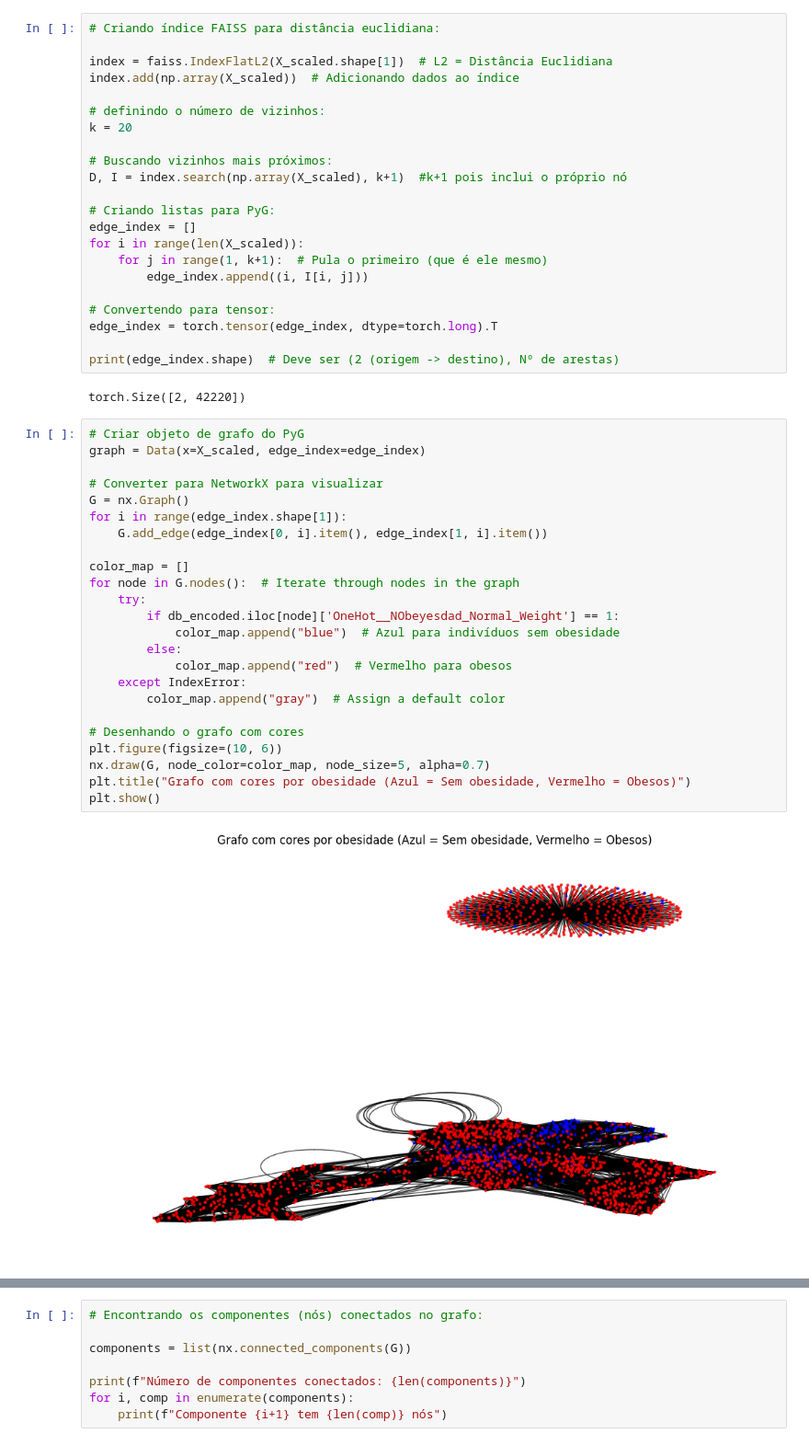
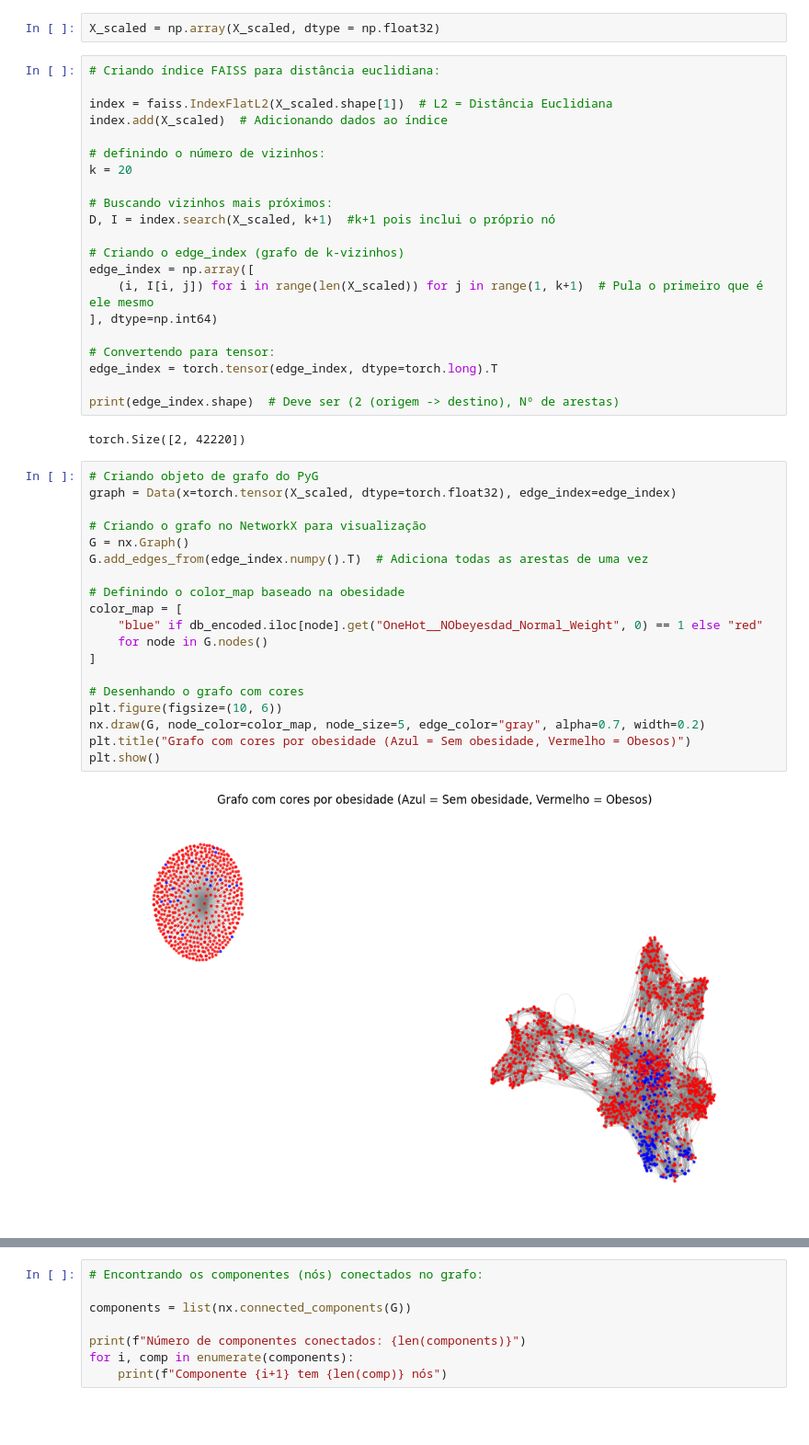
Before and after one commit to raphaelp-silva/GNN_Pytorch_geometric, a Jupyter notebook: GNN_obesity.ipynb, the cells around one changed output, grey strips where cells are left out. Shown at 92% size. Drawn from its saved outputs; the diff is of its cells as text; blank space fills up the shorter version.

```diff
--- a/GNN_obesity.ipynb
+++ b/GNN_obesity.ipynb
@@ -316,23 +336,24 @@ torch.Size([2111, 32])
 # %%
 scaler = StandardScaler()
 X_scaled = scaler.fit_transform(X)
+# %%
+X_scaled = np.array(X_scaled, dtype = np.float32)
 # %%
 # Criando índice FAISS para distância euclidiana:
 
 index = faiss.IndexFlatL2(X_scaled.shape[1])  # L2 = Distância Euclidiana
-index.add(np.array(X_scaled))  # Adicionando dados ao índice
+index.add(X_scaled)  # Adicionando dados ao índice
 
 # definindo o número de vizinhos:
 k = 20
 
 # Buscando vizinhos mais próximos:
-D, I = index.search(np.array(X_scaled), k+1)  #k+1 pois inclui o próprio nó
+D, I = index.search(X_scaled, k+1)  #k+1 pois inclui o próprio nó
 
-# Criando listas para PyG:
-edge_index = []
-for i in range(len(X_scaled)):
-    for j in range(1, k+1):  # Pula o primeiro (que é ele mesmo)
-        edge_index.append((i, I[i, j]))
+# Criando o edge_index (grafo de k-vizinhos)
+edge_index = np.array([
+    (i, I[i, j]) for i in range(len(X_scaled)) for j in range(1, k+1)  # Pula o primeiro que é ele mesmo
+], dtype=np.int64)
 
 # Convertendo para tensor:
 edge_index = torch.tensor(edge_index, dtype=torch.long).T
@@ -341,28 +362,23 @@ print(edge_index.shape)  # Deve ser (2 (origem -> destino), Nº de arestas)
 # %% [output]
 torch.Size([2, 42220])
 # %%
-# Criar objeto de grafo do PyG
-graph = Data(x=X_scaled, edge_index=edge_index)
+# Criando objeto de grafo do PyG
+graph = Data(x=torch.tensor(X_scaled, dtype=torch.float32), edge_index=edge_index)
 
-# Converter para NetworkX para visualizar
+# Criando o grafo no NetworkX para visualização
 G = nx.Graph()
-for i in range(edge_index.shape[1]):
-    G.add_edge(edge_index[0, i].item(), edge_index[1, i].item())
+G.add_edges_from(edge_index.numpy().T)  # Adiciona todas as arestas de uma vez
 
-color_map = []
-for node in G.nodes():  # Iterate through nodes in the graph
-    try:
-        if db_encoded.iloc[node]['OneHot__NObeyesdad_Normal_Weight'] == 1:
-            color_map.append("blue")  # Azul para indivíduos sem obesidade
-        else:
-            color_map.append("red")  # Vermelho para obesos
-    except IndexError:
-        color_map.append("gray")  # Assign a default color
+# Definindo o color_map baseado na obesidade
+color_map = [
+    "blue" if db_encoded.iloc[node].get("OneHot__NObeyesdad_Normal_Weight", 0) == 1 else "red"
+    for node in G.nodes()
+]
 
 # Desenhando o grafo com cores
 plt.figure(figsize=(10, 6))
-nx.draw(G, node_color=color_map, node_size=5, alpha=0.7)
+nx.draw(G, node_color=color_map, node_size=5, edge_color="gray", alpha=0.7, width=0.2)
 plt.title("Grafo com cores por obesidade (Azul = Sem obesidade, Vermelho = Obesos)")
 plt.show()
 # %% [output]
-[figure, old version]
+[figure, new version]
```
Also changed, not shown: parts of 6 cells of this notebook.
